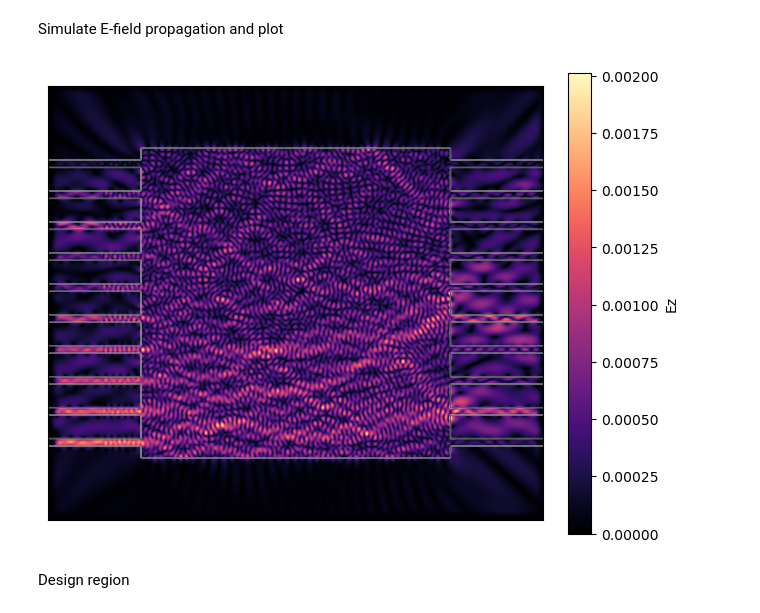
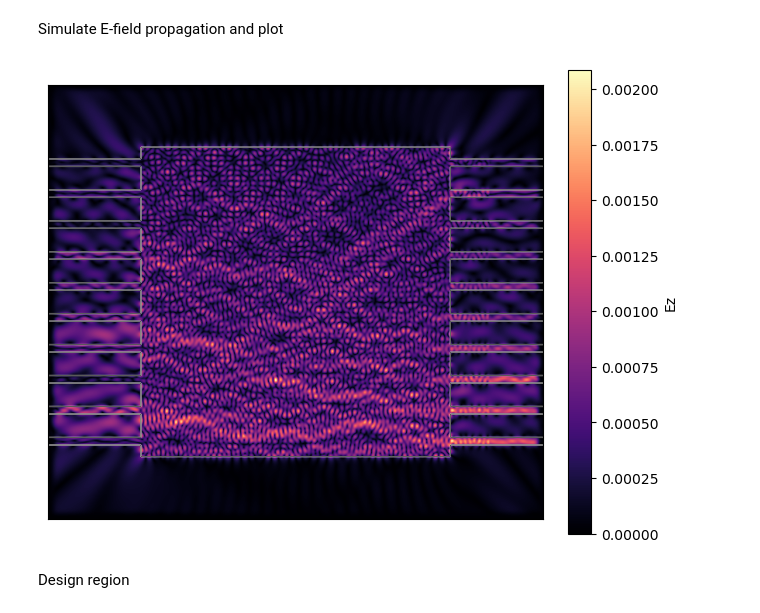
Before and after one commit to iroh-lord-of-tea/angler, a Jupyter notebook: Notebooks/NxN_processor_prelim.ipynb, the cells around one changed output. Drawn from its saved outputs; the diff is of its cells as text; code cells hidden in the pictures.

```diff
--- a/Notebooks/NxN_processor_prelim.ipynb
+++ b/Notebooks/NxN_processor_prelim.ipynb
@@ -51,14 +52,15 @@ eps_r, design_region = N_IO_port(N, L, H, w, d, l, spc, dl, NPML, eps_m)
 (Nx, Ny) = eps_r.shape
 nx, ny = int(Nx/2), int(Ny/2)            # halfway grid points
 
-# make a new simulation object
-simulation = Simulation(omega, eps_r, dl, NPML, pol)
+# make new simulation objects, 1 fwd and 1 adj
+simulation_fwd = Simulation(omega, eps_r, dl, NPML, pol)
+simulation_adj = Simulation(omega, eps_r, dl, NPML, pol)
 
 print("Computed a domain with {} grids in x and {} grids in y".format(Nx,Ny))
-print("The simulation has {} grids per free space wavelength".format(int(lambda0/dl/simulation.L0)))
+print("The simulation has {} grids per free space wavelength".format(int(lambda0/dl/simulation_fwd.L0)))
 
 # plot the permittivity distribution
-simulation.plt_eps(outline=False)
+simulation_fwd.plt_eps(outline=False)
 plt.show()
 # %% [output]
 Computed a domain with 640 grids in x and 560 grids in y
@@ -107,14 +92,37 @@ for i in range(len(amp_test_list)):
+# %%
+amp_test_list = [0.1, 0.2, 0.3, 0.4, 0.5, 0.6, 0.7, 0.8, 0.9, 1]
+
+# TODO :: Write function "update_src" to encapsulate this ...
+
+# Update mode source amplitude ==> Forward Simulation
+for i in range(len(amp_test_list)):
+    # Forward src
+    center_fwd = src_pos_fwd[i]
+    inds_x_fwd = [center_fwd[0], center_fwd[0]+1]
+    inds_y_fwd = [int(center_fwd[1]-width/2), int(center_fwd[1]+width/2)]
+    src = srcs_fwd[i].reshape((1, -1))*amp_test_list[i]
+    simulation_fwd.src[inds_x_fwd[0]:inds_x_fwd[1], inds_y_fwd[0]:inds_y_fwd[1]] = np.abs(src[0])*np.sign(np.real(src[0]))
+
+
+# Update mode source amplitude ==> Adjoint Simulation
+for i in range(len(amp_test_list)):
+    center_adj = src_pos_adj[i]
+    inds_x_adj = [center_adj[0], center_adj[0]+1]
+    inds_y_adj = [int(center_adj[1]-width/2), int(center_adj[1]+width/2)]
+    src = srcs_adj[i].reshape((1, -1))*amp_test_list[i]
+    simulation_adj.src[inds_x_adj[0]:inds_x_adj[1], inds_y_adj[0]:inds_y_adj[1]] = np.abs(src[0])*np.sign(np.real(src[0]))
 # %% [markdown]
 Simulate E-field propagation and plot
 # %%
-# set source and solve for electromagnetic fields
-(Hx, Hy, Ez) = simulation.solve_fields()
-simulation.plt_abs(outline=True, cbar=True);
+# # set source and solve for electromagnetic fields
+(Hx, Hy, Ez) = simulation_fwd.solve_fields()
+(Hx, Hy, Ez) = simulation_adj.solve_fields()
+simulation_adj.plt_abs(outline=True, cbar=True);
 # plt.xlim((nx - 2*l*L), (nx + 2*l*L))
 # plt.ylim((ny - 2*l*H), (ny + 2*l*H))
 plt.show()
 # print(np.real(Ez))
 # %% [output]
-[figure, old version]
+[figure, new version]
 # %% [markdown]
 Design region
```
Also changed, not shown: parts of 6 cells of this notebook.
